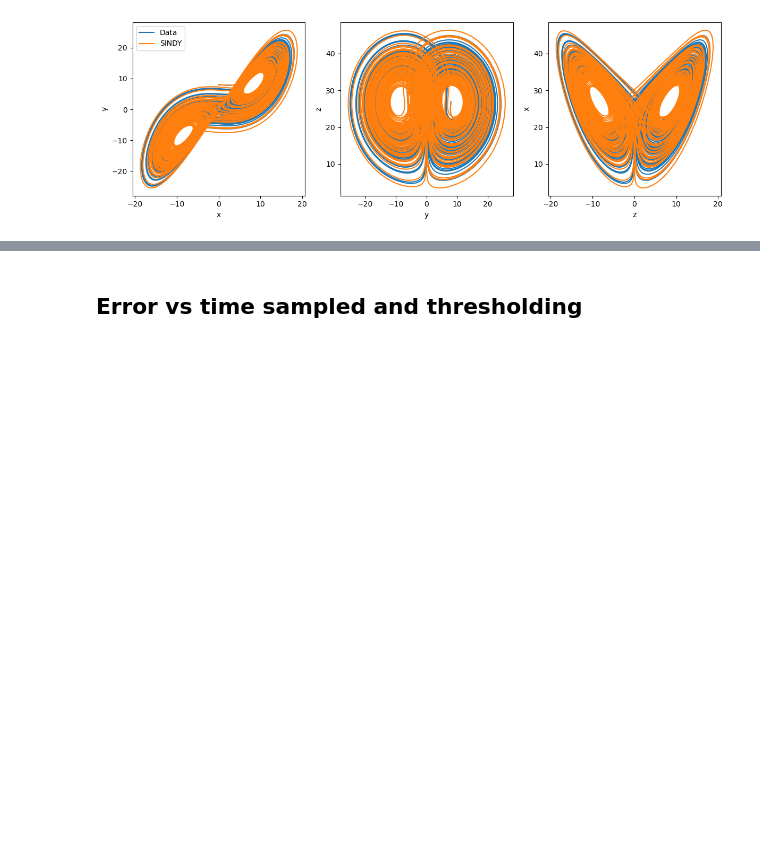
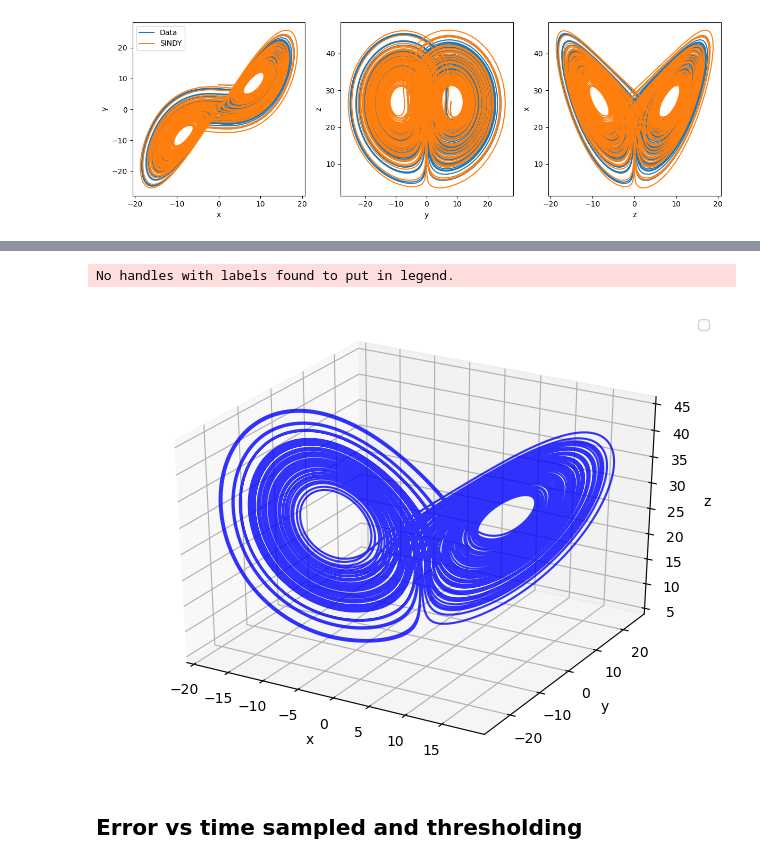
Before and after one commit to pranav-satheesh/PyDynamics, a Jupyter notebook: lorenz_system_analysis.ipynb, the cells around one changed output, grey strips where cells are left out. Saved outputs shown, nothing was run; the diff lists cells and outputs as text; code cells hidden in the pictures; blank space fills up the shorter version.

```diff
--- a/lorenz_system_analysis.ipynb
+++ b/lorenz_system_analysis.ipynb
@@ -67,3 +136,19 @@ plt.savefig("Figures/Lorenz_Data_vs_SINDY_3d.pdf")
+# %%
+fig = plt.figure()
+ax = plt.axes(projection='3d')
+#ax.plot3D(sindy_model_data[:,0],sindy_model_data[:,1],sindy_model_data[:,2],color="red",alpha=0.8)
+ax.plot3D(sim_data.T[0],sim_data.T[1],sim_data.T[2],color="blue",alpha=0.8)
+#ax.plot3D(edmd_data.T[0],edmd_data.T[1],edmd_data.T[2],"-.",color="green",label="eDMD")
+ax.set_xlabel("x")
+ax.set_ylabel("y")
+ax.set_zlabel("z")
+#ax.set_title("Lorenz system")
+ax.legend()
+plt.tight_layout()
+plt.savefig("Figures/Lorenz3d.pdf")
+# %% [output]
+No handles with labels found to put in legend.
+[figure, added]
 # %% [markdown]
 ## Error vs time sampled and thresholding
 # %%
```
Also changed, not shown: parts of 10 cells of this notebook, 14 other files.
